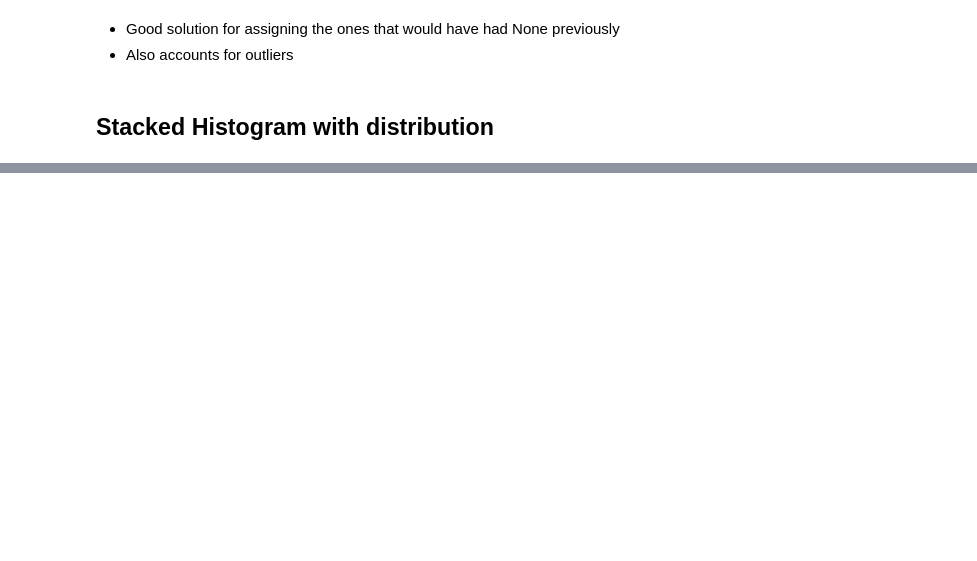
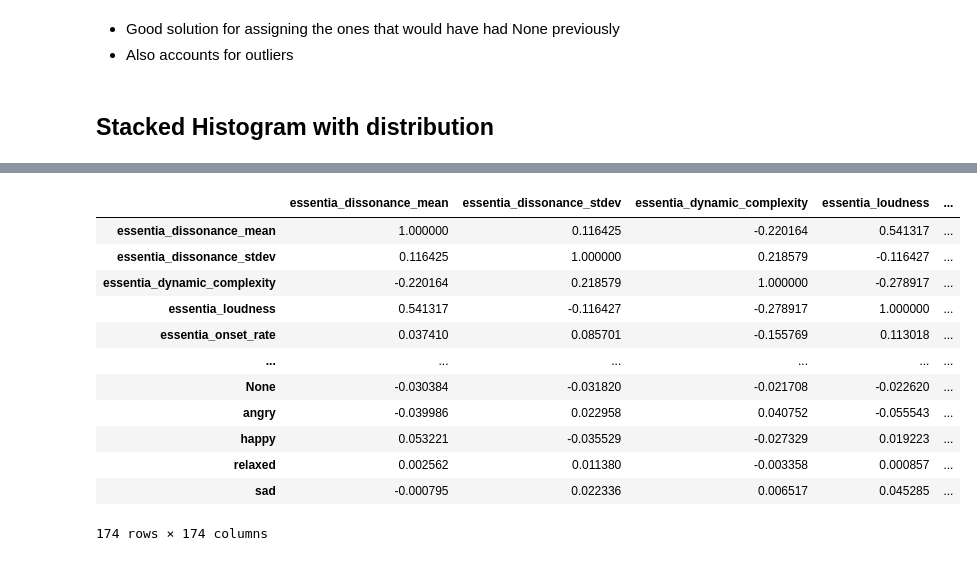
Before and after one commit to The-Deadly-Hyenas/Data-Exploration, a Jupyter notebook: data_exploration_patrick.ipynb, the cells around one changed output, grey strips where cells are left out. Drawn from its saved outputs; the diff is of its cells as text; code cells hidden in the pictures; blank space fills up the shorter version.

```diff
--- a/data_exploration_patrick.ipynb
+++ b/data_exploration_patrick.ipynb
@@ -293,0 +344,18 @@ fig.show()
+# %%
+feat_corr = final_df.corr(method="pearson")
+
+feat_corr[]
+# %% [output]
+|  | essentia_dissonance_mean | essentia_dissonance_stdev | essentia_dynamic_complexity | essentia_loudness | ... |
+| essentia_dissonance_mean | 1.000000 | 0.116425 | -0.220164 | 0.541317 | ... |
+| essentia_dissonance_stdev | 0.116425 | 1.000000 | 0.218579 | -0.116427 | ... |
+| essentia_dynamic_complexity | -0.220164 | 0.218579 | 1.000000 | -0.278917 | ... |
+| essentia_loudness | 0.541317 | -0.116427 | -0.278917 | 1.000000 | ... |
+| essentia_onset_rate | 0.037410 | 0.085701 | -0.155769 | 0.113018 | ... |
+| ... | ... | ... | ... | ... | ... |
+| None | -0.030384 | -0.031820 | -0.021708 | -0.022620 | ... |
+| angry | -0.039986 | 0.022958 | 0.040752 | -0.055543 | ... |
+| happy | 0.053221 | -0.035529 | -0.027329 | 0.019223 | ... |
+| relaxed | 0.002562 | 0.011380 | -0.003358 | 0.000857 | ... |
+| sad | -0.000795 | 0.022336 | 0.006517 | 0.045285 | ... |
+174 rows × 174 columns
```
Also changed, not shown: parts of 4 cells of this notebook, 2 other files.
